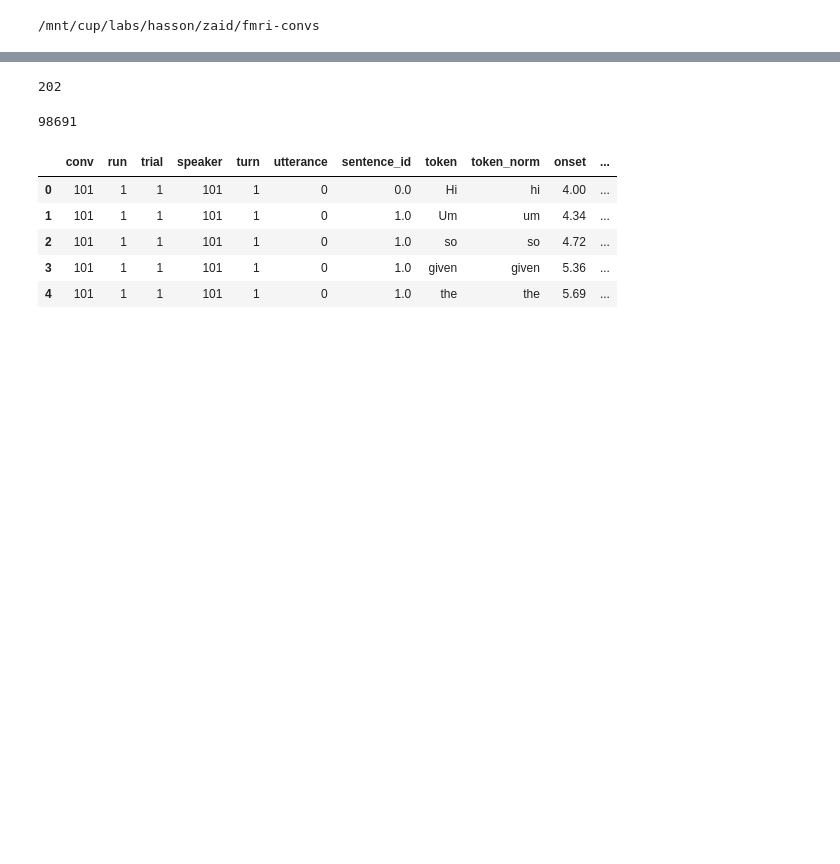
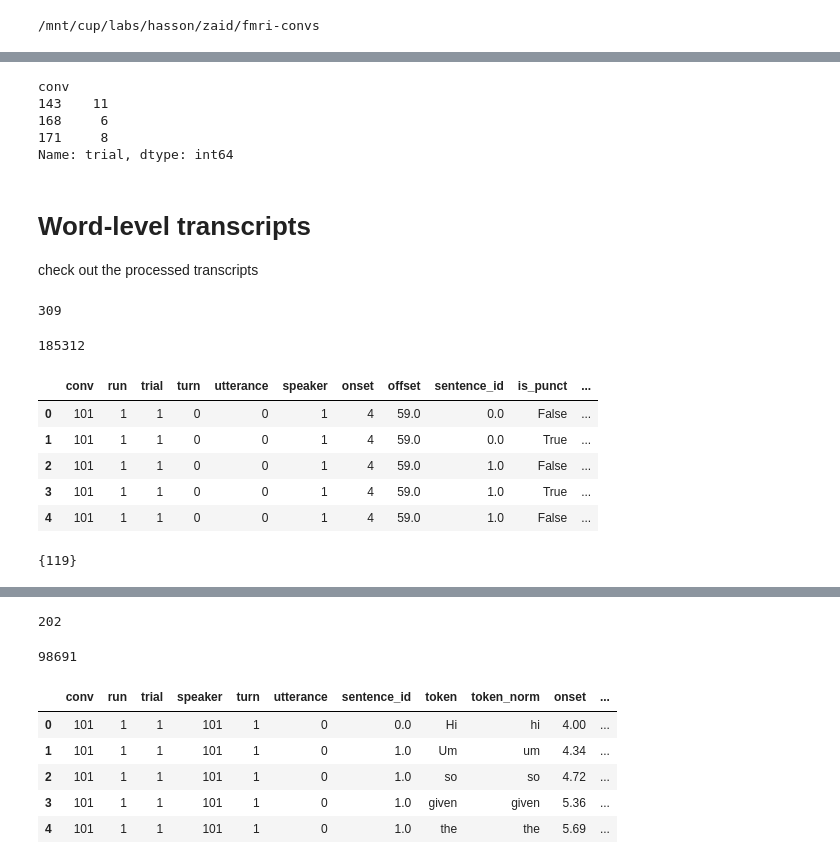
Before and after one commit to YeajuDianaKim394/EncodingModels, a Jupyter notebook: code/descriptive_stats.ipynb, the cells around one changed output, grey strips where cells are left out. Cells and saved outputs as stored; diff of their text form; code cells hidden in the pictures; blank space fills up the shorter version.

Commit message:
make copy and process transcript more robust

```diff
--- a/code/descriptive_stats.ipynb
+++ b/code/descriptive_stats.ipynb
@@ -10,0 +15,4 @@ from glob import glob
+# %%
+transpath = Path(root='stimuli', datatype='transcript', suffix='utterance', ext='.csv')
+files = glob(transpath.starstr(['conv', 'datatype']))
+len(files)
@@ -10,0 +21,15 @@ from glob import glob
+# %%
+dfs = []
+for filename in files:
+    df = pd.read_csv(filename)
+    filepath = Path.frompath(filename)
+    df.insert(0, 'trial', filepath['trial'])
+    df.insert(0, 'run', filepath['run'])
+    df.insert(0, 'conv', filepath['conv'])
+    dfs.append(df)
+df = pd.concat(dfs)
+df.sort_values(['conv', 'run', 'trial', 'onset'], inplace=True)
+df.reset_index(drop=True, inplace=True)
+
+print(len(df))
+df.head()
@@ -10,0 +61,52 @@ from glob import glob
+# %%
+# which conversations are missing transcripts?
+# conv-168 is missing runs 4 and 5
+# conv-171 is missing 1 run
+
+dfc = df[['conv', 'run', 'trial']].drop_duplicates().reset_index(drop=True)
+dft = dfc.groupby('conv').trial.count()
+dft[dft.values != 10]
+# %% [output]
+conv
+143    11
+168     6
+171     8
+Name: trial, dtype: int64
+# %% [markdown]
+# Word-level transcripts
+
+check out the processed transcripts
+# %%
+transpath = Path(root='stimuli', datatype='transcript', suffix='word', ext='.csv')
+files = glob(transpath.starstr(['conv', 'datatype']))
+len(files)
+# %% [output]
+309
+# %%
+dfs = []
+for filename in files:
+    df = pd.read_csv(filename)
+    filepath = Path.frompath(filename)
+    df.insert(0, 'trial', filepath['trial'])
+    df.insert(0, 'run', filepath['run'])
+    df.insert(0, 'conv', filepath['conv'])
+    dfs.append(df)
+df = pd.concat(dfs)
+df.sort_values(['conv', 'run', 'trial', 'onset'], inplace=True)
+df.reset_index(drop=True, inplace=True)
+
+print(len(df))
+df.head()
+# %% [output]
+185312
+|  | conv | run | trial | turn | utterance | speaker | onset | offset | sentence_id | is_punct | ... |
+| 0 | 101 | 1 | 1 | 0 | 0 | 1 | 4 | 59.0 | 0.0 | False | ... |
+| 1 | 101 | 1 | 1 | 0 | 0 | 1 | 4 | 59.0 | 0.0 | True | ... |
+| 2 | 101 | 1 | 1 | 0 | 0 | 1 | 4 | 59.0 | 1.0 | False | ... |
+| 3 | 101 | 1 | 1 | 0 | 0 | 1 | 4 | 59.0 | 1.0 | True | ... |
+| 4 | 101 | 1 | 1 | 0 | 0 | 1 | 4 | 59.0 | 1.0 | False | ... |
+# %%
+# what conversations are missing?
+set(CONVS_STRANGERS) - set(df.conv.unique().tolist())
+# %% [output]
+{119}
```
Also changed, not shown: parts of 13 cells of this notebook, 4 other files.
